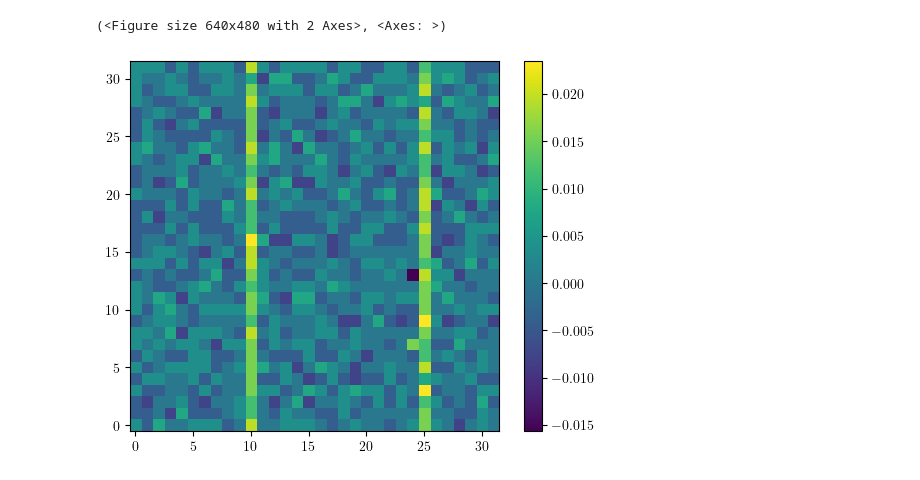
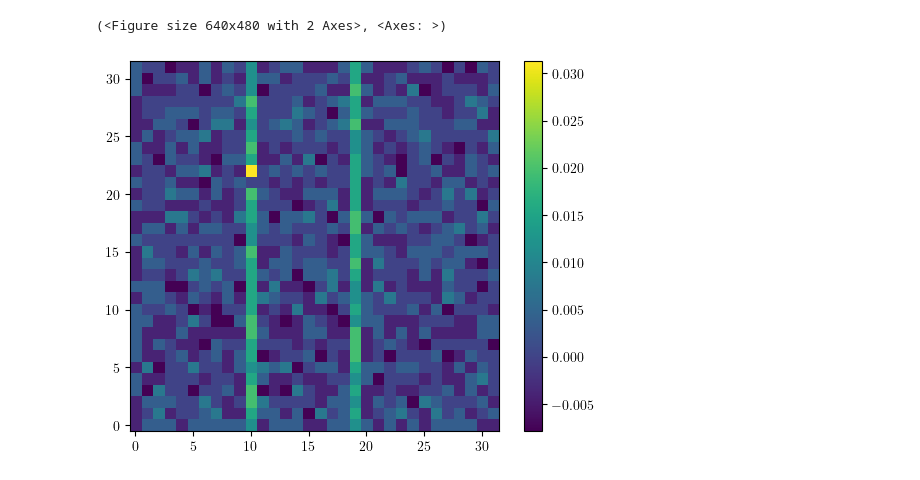
Before and after one commit to ernestocr/wigner, a Jupyter notebook: prog/Wigner_2_5.ipynb, the cells around one changed output. Saved outputs shown, nothing was run; the diff lists cells and outputs as text; code cells hidden in the pictures.

```diff
--- a/prog/Wigner_2_5.ipynb
+++ b/prog/Wigner_2_5.ipynb
@@ -28,18 +50,9 @@ wootters = Wigner.Wigner(F, mubs, op='desargues')
 kantor   = Wigner.Wigner(F, mubs_kantor, op='kantor')
 # %%
 def affineAx(F):
-    d = F.order()
+    d = len(F)
     fig, ax = plt.subplots(figsize=(7,7))
-
-    # ax.set_xticks(range(d))
-    # ax.set_yticks(range(d))
-
-    # labels = ['$' + str(e) + '$' for e in F]
-    # labels = list(F)
-    # labels = ['0', r'$\alpha$', r'$\alpha + 1$', '1']
     labels = range(d)
-    # ax.set_xticklabels(labels)
-    # ax.set_yticklabels(labels)
 
     return fig, ax
 
@@ -136,7 +166,7 @@ def wignerHeat(M, rotate=False):
         M = np.rot90(M, -1)
 
     fig, ax = plt.subplots()
-    im = ax.imshow(M, origin='lower')
+    im = ax.imshow(M.T, origin='lower')
     fig.colorbar(im)
 
     return fig, ax
@@ -151,0 +258,3 @@ wigner3d(w)
+# %%
+s2 = mubs[0:32, 10] + mubs[0:32, 19]
+s2 = s2 / np.linalg.norm(s2)
@@ -151,0 +273,2 @@ wigner3d(w)
+# %%
+w = wootters.WignerMatrix(wootters.npProj(s2))
@@ -152,5 +280,5 @@ wigner3d(w)
 # %%
-wignerHeat(w)
+wignerHeat(w, rotate=True)
 # %% [output]
 (<Figure size 640x480 with 2 Axes>, <Axes: >)
-[figure, old version]
+[figure, new version]
```
Also changed, not shown: parts of 54 cells of this notebook, 20 other files.
